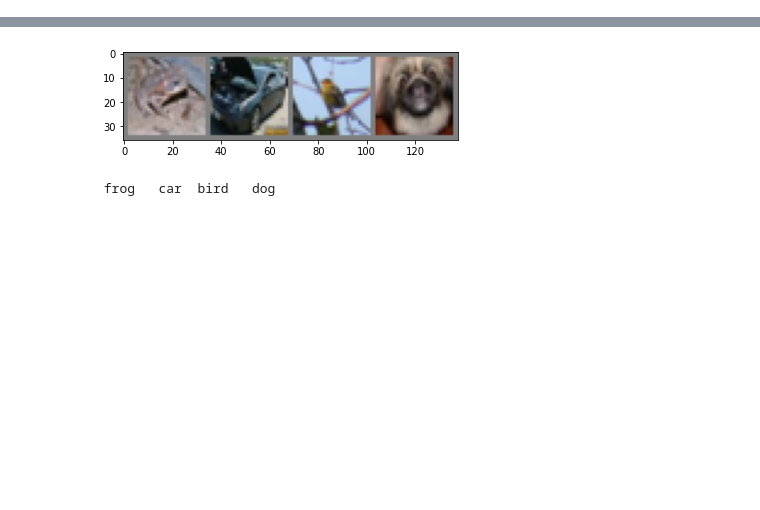
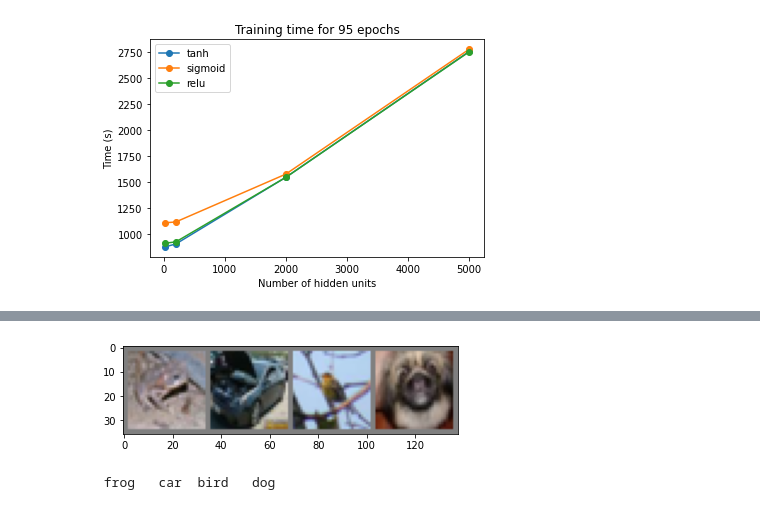
Before and after one commit to maxsolomonhenry/mlp, a Jupyter notebook: MLP.ipynb, the cells around one changed output, grey strips where cells are left out. Saved outputs shown, nothing was run; the diff lists cells and outputs as text; code cells hidden in the pictures; blank space fills up the shorter version.

```diff
--- a/MLP.ipynb
+++ b/MLP.ipynb
@@ -304 +610,27 @@ class TwoLayerMLP:
+# %%
+# Build plot of training times, given 95 epochs.
+
+plt.show()
+
+relu = np.array([912215, 925002, 1546672, 2756498])/1000
+sigmoid = np.array([1108631, 1117218, 1577976, 2781141])/1000
+tanh = np.array([876615, 904864, 1547268, 2759640])/1000
+
+n_units = np.array([20, 200, 2000, 5000])
+
+plt.plot(n_units, tanh, '-o', label='tanh')
+plt.plot(n_units, sigmoid, '-o', label='sigmoid')
+plt.plot(n_units, relu, '-o', label='relu')
+plt.title("Training time for 95 epochs")
+plt.ylabel("Time (s)")
+plt.xlabel("Number of hidden units")
+plt.legend()
+
+file_name = 'training_times.pdf'
+
+plt.savefig(file_name)
+time.sleep(5)
+!cp -r {file_name} /content/gdrive/My\ Drive/COMP_551_Plots/
+# %% [output]
+[figure, added]
 # %%
```
Also changed, not shown: parts of 16 cells of this notebook.
